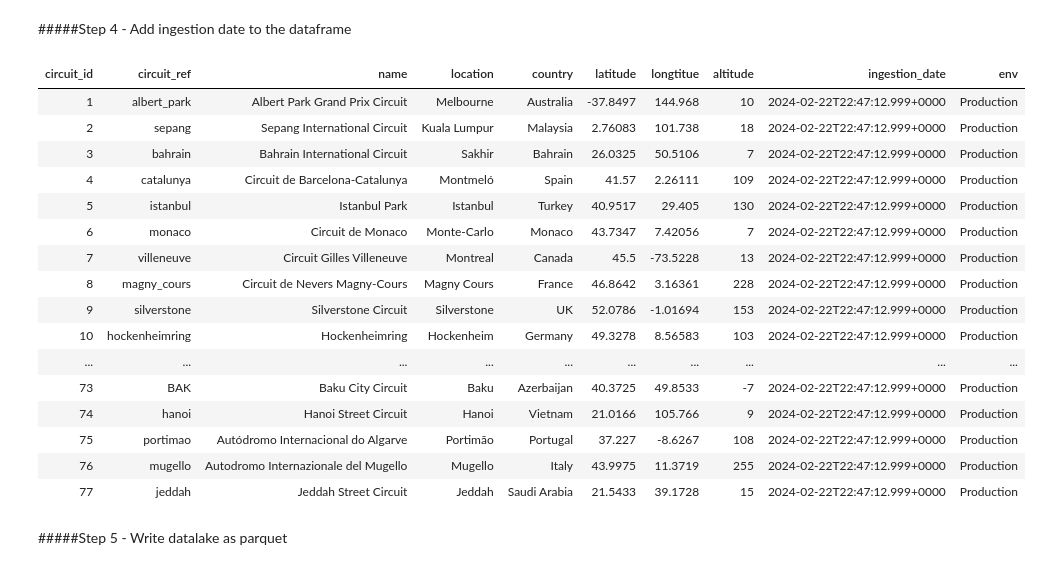
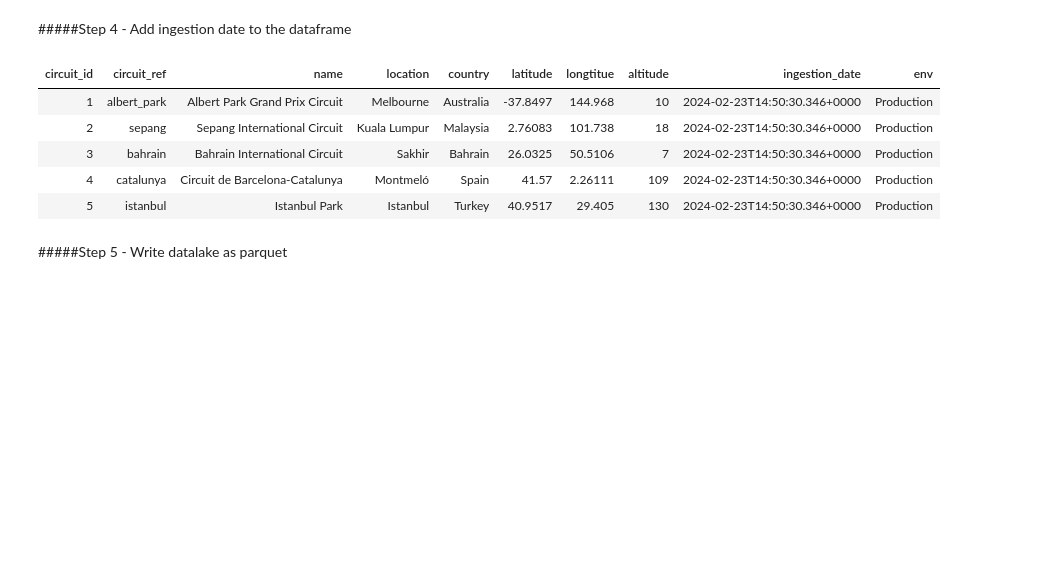
Before and after one commit to gil612/AzureDatabricks-SparkForDataEngineers, a Jupyter notebook: 1.ingest_circuits_file.ipynb, the cells around one changed output. Saved outputs shown, nothing was run; the diff lists cells and outputs as text; code cells hidden in the pictures; blank space fills up the shorter version.

```diff
--- a/1.ingest_circuits_file.ipynb
+++ b/1.ingest_circuits_file.ipynb
@@ -297,25 +229,14 @@ from pyspark.sql.functions import current_timestamp, lit
 circuits_final_df = circuits_renamed_df.withColumn("ingestion_date", current_timestamp()) \
 .withColumn("env",lit( "Production"))
 # %%
-display(circuits_final_df)
+display(circuits_final_df.head(5))
 # %% [output]
 | circuit_id | circuit_ref | name | location | country | latitude | longtitue | altitude | ingestion_date | env |
-| 1 | albert_park | Albert Park Grand Prix Circuit | Melbourne | Australia | -37.8497 | 144.968 | 10 | 2024-02-22T22:47:12.999+0000 | Production |
-| 2 | sepang | Sepang International Circuit | Kuala Lumpur | Malaysia | 2.76083 | 101.738 | 18 | 2024-02-22T22:47:12.999+0000 | Production |
-| 3 | bahrain | Bahrain International Circuit | Sakhir | Bahrain | 26.0325 | 50.5106 | 7 | 2024-02-22T22:47:12.999+0000 | Production |
-| 4 | catalunya | Circuit de Barcelona-Catalunya | Montmeló | Spain | 41.57 | 2.26111 | 109 | 2024-02-22T22:47:12.999+0000 | Production |
-| 5 | istanbul | Istanbul Park | Istanbul | Turkey | 40.9517 | 29.405 | 130 | 2024-02-22T22:47:12.999+0000 | Production |
-| 6 | monaco | Circuit de Monaco | Monte-Carlo | Monaco | 43.7347 | 7.42056 | 7 | 2024-02-22T22:47:12.999+0000 | Production |
-| 7 | villeneuve | Circuit Gilles Villeneuve | Montreal | Canada | 45.5 | -73.5228 | 13 | 2024-02-22T22:47:12.999+0000 | Production |
-| 8 | magny_cours | Circuit de Nevers Magny-Cours | Magny Cours | France | 46.8642 | 3.16361 | 228 | 2024-02-22T22:47:12.999+0000 | Production |
-| 9 | silverstone | Silverstone Circuit | Silverstone | UK | 52.0786 | -1.01694 | 153 | 2024-02-22T22:47:12.999+0000 | Production |
-| 10 | hockenheimring | Hockenheimring | Hockenheim | Germany | 49.3278 | 8.56583 | 103 | 2024-02-22T22:47:12.999+0000 | Production |
-| ... | ... | ... | ... | ... | ... | ... | ... | ... | ... |
-| 73 | BAK | Baku City Circuit | Baku | Azerbaijan | 40.3725 | 49.8533 | -7 | 2024-02-22T22:47:12.999+0000 | Production |
-| 74 | hanoi | Hanoi Street Circuit | Hanoi | Vietnam | 21.0166 | 105.766 | 9 | 2024-02-22T22:47:12.999+0000 | Production |
-| 75 | portimao | Autódromo Internacional do Algarve | Portimão | Portugal | 37.227 | -8.6267 | 108 | 2024-02-22T22:47:12.999+0000 | Production |
-| 76 | mugello | Autodromo Internazionale del Mugello | Mugello | Italy | 43.9975 | 11.3719 | 255 | 2024-02-22T22:47:12.999+0000 | Production |
-| 77 | jeddah | Jeddah Street Circuit | Jeddah | Saudi Arabia | 21.5433 | 39.1728 | 15 | 2024-02-22T22:47:12.999+0000 | Production |
+| 1 | albert_park | Albert Park Grand Prix Circuit | Melbourne | Australia | -37.8497 | 144.968 | 10 | 2024-02-23T14:50:30.346+0000 | Production |
+| 2 | sepang | Sepang International Circuit | Kuala Lumpur | Malaysia | 2.76083 | 101.738 | 18 | 2024-02-23T14:50:30.346+0000 | Production |
+| 3 | bahrain | Bahrain International Circuit | Sakhir | Bahrain | 26.0325 | 50.5106 | 7 | 2024-02-23T14:50:30.346+0000 | Production |
+| 4 | catalunya | Circuit de Barcelona-Catalunya | Montmeló | Spain | 41.57 | 2.26111 | 109 | 2024-02-23T14:50:30.346+0000 | Production |
+| 5 | istanbul | Istanbul Park | Istanbul | Turkey | 40.9517 | 29.405 | 130 | 2024-02-23T14:50:30.346+0000 | Production |
 # %%
 circuits_final_df = circuits_renamed_df.withColumn("ingestion_date", current_timestamp())
 # %% [markdown]
```
Also changed, not shown: parts of 10 cells of this notebook.
